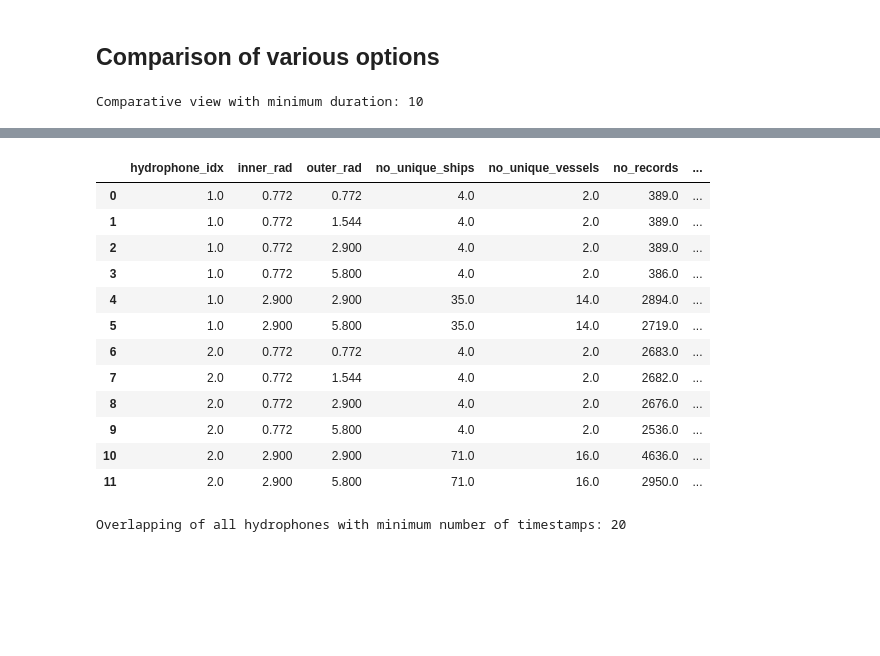
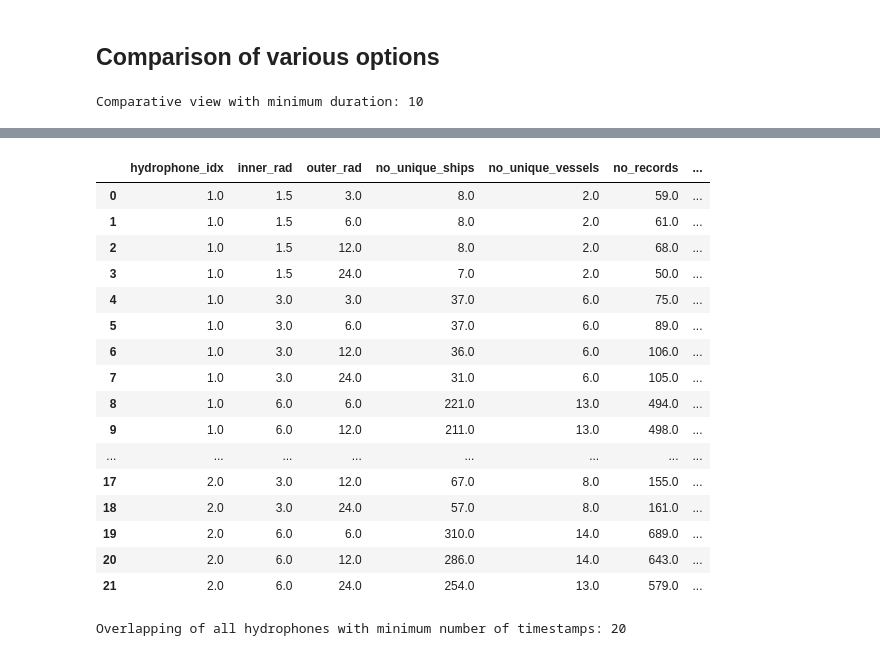
Before and after one commit to khirodsahoo93/Ocean-data-analysis, a Jupyter notebook: Benchmark data slope and hydrate.ipynb, the cells around one changed output, grey strips where cells are left out. Saved outputs shown, nothing was run; the diff lists cells and outputs as text; code cells hidden in the pictures; blank space fills up the shorter version.

```diff
--- a/Benchmark data slope and hydrate.ipynb
+++ b/Benchmark data slope and hydrate.ipynb
@@ -270,3 +247,7 @@ min_duration=10
+# %%
+inner_rad=[1.5,3,6]
+outer_rad=[3,6,12,24]
+min_duration=10
 # %%
 reload(fn)
 
@@ -280,8 +261,8 @@ for i in tqdm(range(1,3,1)):
                 ais=fn.choose_df_slope_hydrate(df,i,verbose=False)
 
                 temp_df1=fn.get_isolated_ships(ais,i_r,o_r,min_duration)
-                temp_df2=fn.break_duration(temp_df1)
-
+#                 temp_df2=fn.break_duration(temp_df1)
+                temp_df2=temp_df1.copy()
                 temp_dict['hydrophone_idx']=i
                 temp_dict['inner_rad']=i_r
                 temp_dict['outer_rad']=o_r
@@ -302,16 +278,20 @@ Comparative view with minimum duration: 10
 |  | hydrophone_idx | inner_rad | outer_rad | no_unique_ships | no_unique_vessels | no_records | ... |
-| 0 | 1.0 | 0.772 | 0.772 | 4.0 | 2.0 | 389.0 | ... |
-| 1 | 1.0 | 0.772 | 1.544 | 4.0 | 2.0 | 389.0 | ... |
-| 2 | 1.0 | 0.772 | 2.900 | 4.0 | 2.0 | 389.0 | ... |
-| 3 | 1.0 | 0.772 | 5.800 | 4.0 | 2.0 | 386.0 | ... |
-| 4 | 1.0 | 2.900 | 2.900 | 35.0 | 14.0 | 2894.0 | ... |
-| 5 | 1.0 | 2.900 | 5.800 | 35.0 | 14.0 | 2719.0 | ... |
-| 6 | 2.0 | 0.772 | 0.772 | 4.0 | 2.0 | 2683.0 | ... |
-| 7 | 2.0 | 0.772 | 1.544 | 4.0 | 2.0 | 2682.0 | ... |
-| 8 | 2.0 | 0.772 | 2.900 | 4.0 | 2.0 | 2676.0 | ... |
-| 9 | 2.0 | 0.772 | 5.800 | 4.0 | 2.0 | 2536.0 | ... |
-| 10 | 2.0 | 2.900 | 2.900 | 71.0 | 16.0 | 4636.0 | ... |
-| 11 | 2.0 | 2.900 | 5.800 | 71.0 | 16.0 | 2950.0 | ... |
+| 0 | 1.0 | 1.5 | 3.0 | 8.0 | 2.0 | 59.0 | ... |
+| 1 | 1.0 | 1.5 | 6.0 | 8.0 | 2.0 | 61.0 | ... |
+| 2 | 1.0 | 1.5 | 12.0 | 8.0 | 2.0 | 68.0 | ... |
+| 3 | 1.0 | 1.5 | 24.0 | 7.0 | 2.0 | 50.0 | ... |
+| 4 | 1.0 | 3.0 | 3.0 | 37.0 | 6.0 | 75.0 | ... |
+| 5 | 1.0 | 3.0 | 6.0 | 37.0 | 6.0 | 89.0 | ... |
+| 6 | 1.0 | 3.0 | 12.0 | 36.0 | 6.0 | 106.0 | ... |
+| 7 | 1.0 | 3.0 | 24.0 | 31.0 | 6.0 | 105.0 | ... |
+| 8 | 1.0 | 6.0 | 6.0 | 221.0 | 13.0 | 494.0 | ... |
+| 9 | 1.0 | 6.0 | 12.0 | 211.0 | 13.0 | 498.0 | ... |
+| ... | ... | ... | ... | ... | ... | ... | ... |
+| 17 | 2.0 | 3.0 | 12.0 | 67.0 | 8.0 | 155.0 | ... |
+| 18 | 2.0 | 3.0 | 24.0 | 57.0 | 8.0 | 161.0 | ... |
+| 19 | 2.0 | 6.0 | 6.0 | 310.0 | 14.0 | 689.0 | ... |
+| 20 | 2.0 | 6.0 | 12.0 | 286.0 | 14.0 | 643.0 | ... |
+| 21 | 2.0 | 6.0 | 24.0 | 254.0 | 13.0 | 579.0 | ... |
 # %%
 reload(fn)
 
```
Also changed, not shown: parts of 13 cells of this notebook, 6 other files.
